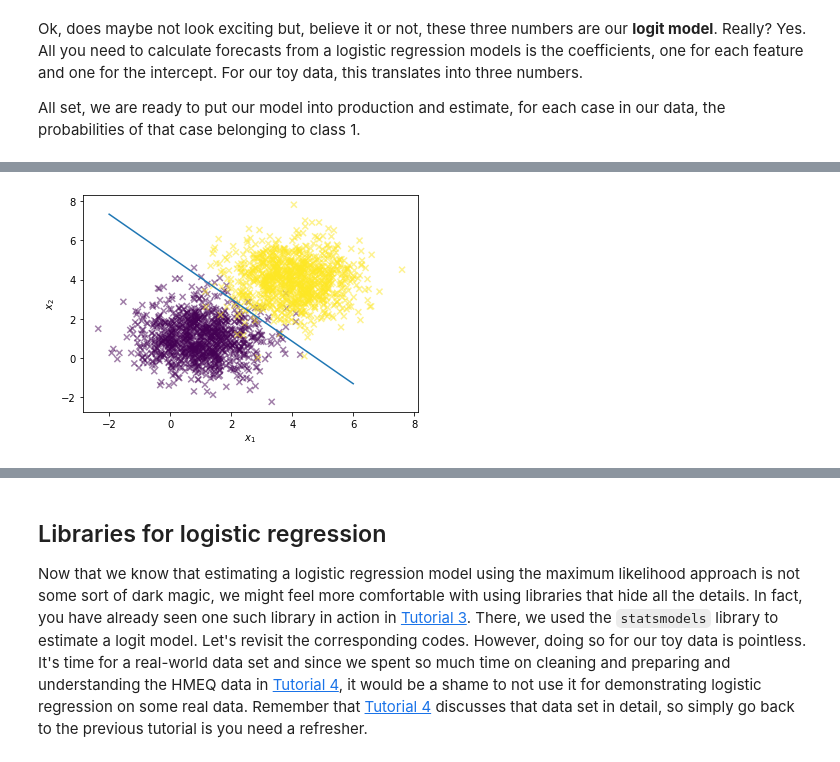
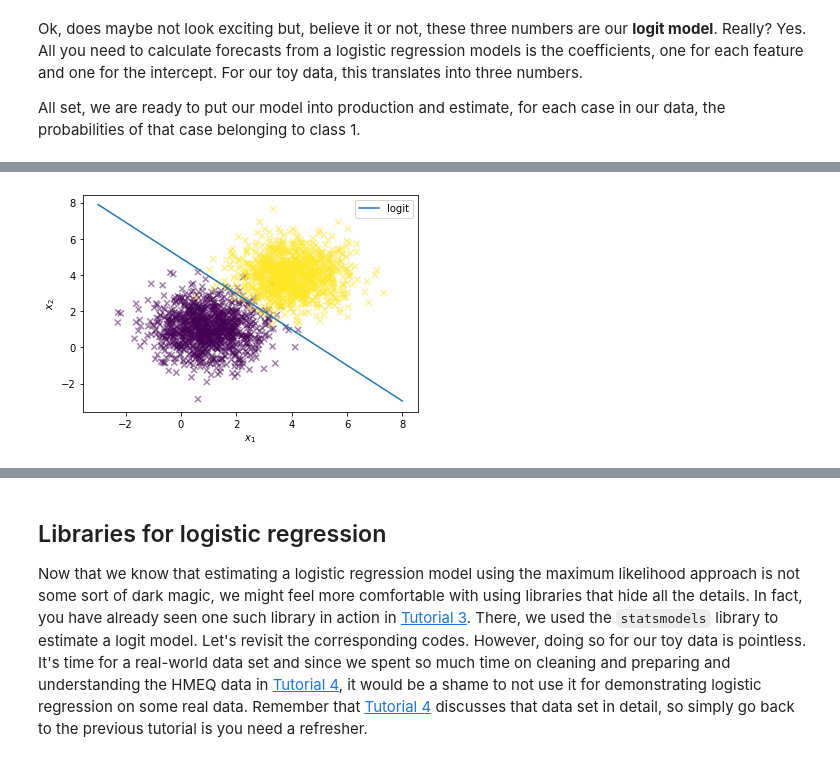
Before and after one commit to Humboldt-WI/bads, a Jupyter notebook: tutorials/5_nb_supervised_learning.ipynb, the cells around one changed output, grey strips where cells are left out. Drawn from its saved outputs; the diff is of its cells as text; code cells hidden in the pictures.

```diff
--- a/tutorials/5_nb_supervised_learning.ipynb
+++ b/tutorials/5_nb_supervised_learning.ipynb
@@ -160,5 +160,5 @@ Now we can use the previous functions to create a new logistic regression functi
 # %%
-def get_logit_weights(X, y, lr=0.01, num_iter=100000, fit_intercept=True, verbose=False):
+def estimate_logit_model(X, y, lr=0.01, num_iter=100000, fit_intercept=True, verbose=False):
 
     # Add intercept to the model if needed
     if fit_intercept:
@@ -196,5 +196,5 @@ def predict(X, weights, fit_intercept=True, threshold=0.5):
 # %% [markdown]
 Now we can train our model on the data that we have generated to get the intercept (first number in the weights array) and coefficients (the subsequent numbers in the array).
 # %%
-weights = get_logit_weights(X, y)
+beta = estimate_logit_model(X, y)
 # %%
@@ -231,16 +237,16 @@ To conclude this example, recall that we introduced logistic regression as a lin
-# %%
-w = weights[1:]
-xx = np.linspace(-2,6)
-
-a = -w[0] / w[1]
-b = -weights[0] / w[1]
-
-yy = a * xx + b
-
-fig = plt.figure()
-plt.scatter(X[:,0], X[:,1], c=y, alpha=.5, marker='x')
-plt.plot(xx,yy);
-plt.xlabel("$x_1$");
-plt.ylabel("$x_2$");
-# %% [output]
-[figure, removed]
+# %%
+# Generate data points
+x_1 = np.linspace(-3, 8)  # we plot the hyperplane for this range of values
+
+x_2 = - beta[1] / beta[2] * x_1 - beta[0] / beta[2]  # evaluate our above equation
+
+# Ready to plot our hyperplane
+fig = plt.figure()
+plt.plot(x_1,x_2, label='logit');
+plt.xlabel("$x_1$");
+plt.ylabel("$x_2$");
+plt.legend(loc='best');
+# Add the actual data to the plot (as before)
+plt.scatter(X[:,0], X[:,1], c=y, alpha=.5, marker='x');
+# %% [output]
+[figure, added]
```
Also changed, not shown: parts of 12 cells of this notebook.
